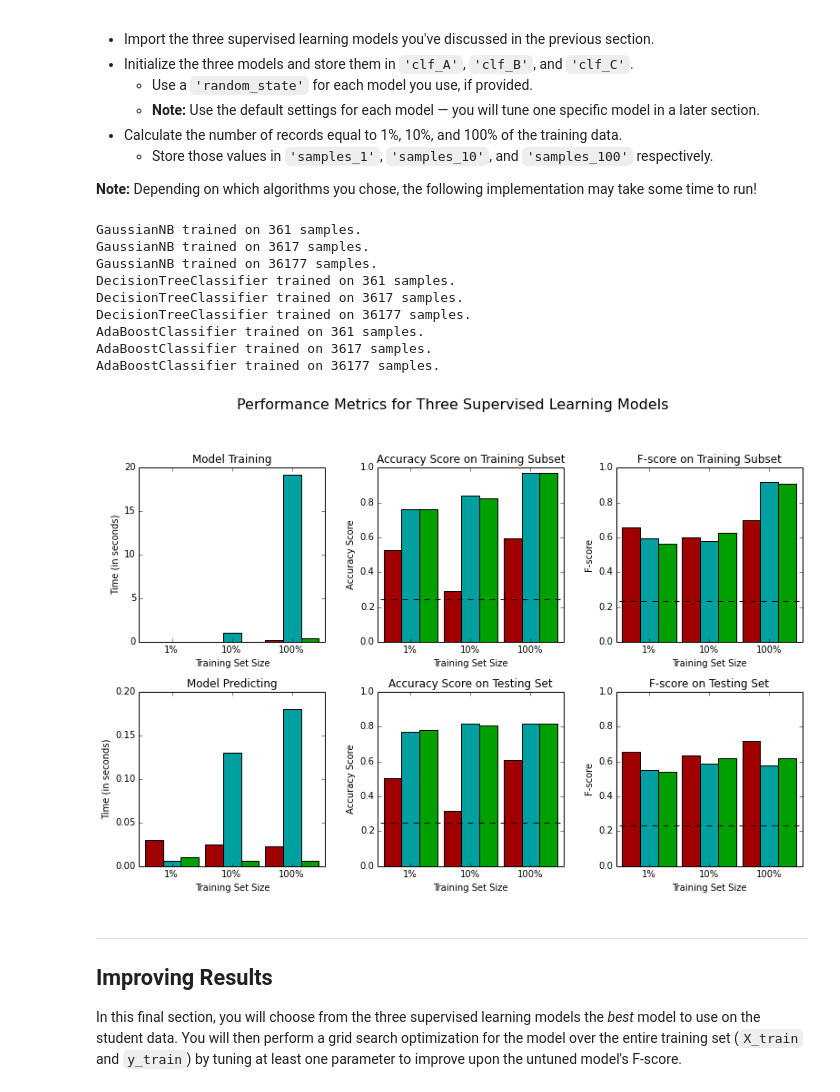
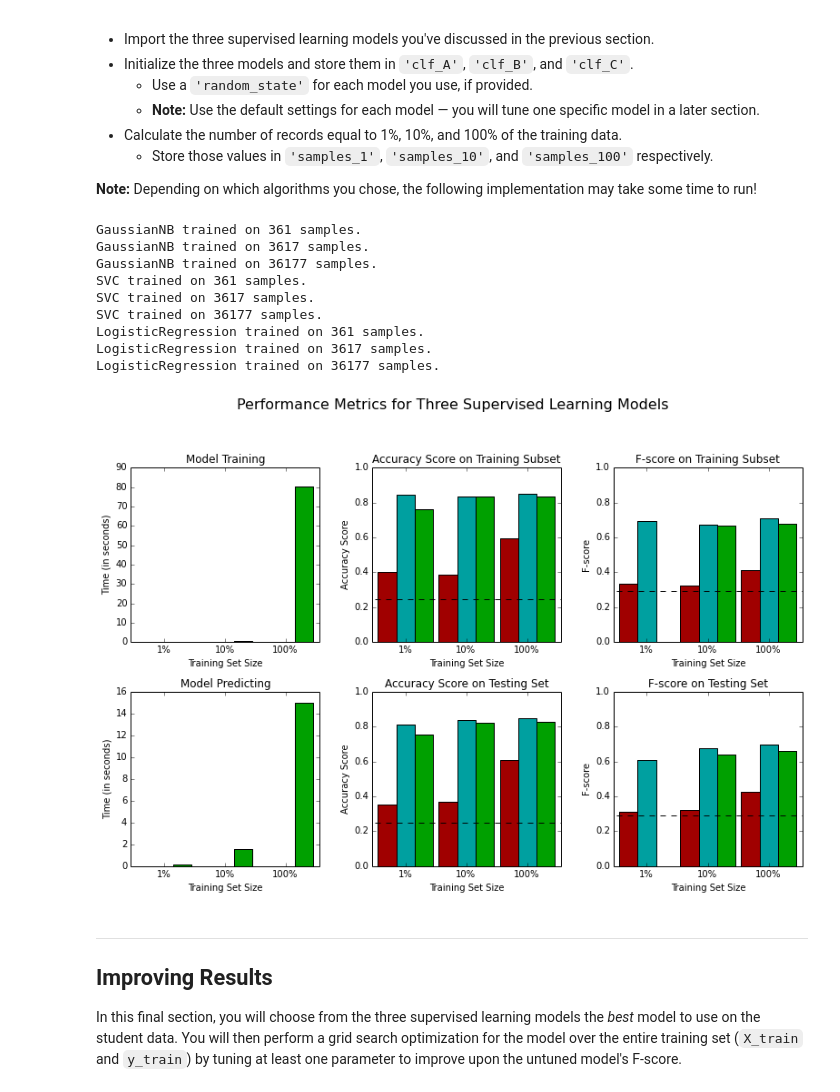
Before and after one commit to LiyuanLacfo/Udacity_Machine_Learning_Nano, a Jupyter notebook: finding_donors/finding_donors.ipynb, the cells around one changed output. Drawn from its saved outputs; the diff is of its cells as text; code cells hidden in the pictures.

```diff
--- a/finding_donors/finding_donors.ipynb
+++ b/finding_donors/finding_donors.ipynb
@@ -207,7 +207,7 @@ accuracy = greater_percent / 100
 beta = 0.5
 precision_naive = accuracy
 recall_naive = 1.0
-fscore = 2 * beta * precision_naive * recall_naive / ((beta**2) * precision_naive + recall_naive)
+fscore =  (1 + np.square(beta)) * precision_naive * recall_naive / (np.square(beta) * precision_naive + recall_naive)
 
 
 # Print the results
@@ -288,9 +286,9 @@ def train_predict(learner, sample_size, X_train, y_train, X_test, y_test):
 
     # TODO: Fit the learner to the training data using slicing with 'sample_size'
     start = time() # Get start time
-    train_index = random.sample(range(X_train.shape[0]), sample_size)
-    X_train_sampled = X_train.iloc[train_index]
-    y_train_sampled = y_train[train_index]
+    #train_index = random.sample(range(X_train.shape[0]), sample_size)
+    X_train_sampled = X_train[:sample_size]
+    y_train_sampled = y_train[:sample_size]
     learner = learner
     learner.fit(X_train_sampled, y_train_sampled)
     end = time() # Get end time
@@ -309,16 +307,16 @@ def train_predict(learner, sample_size, X_train, y_train, X_test, y_test):
     results['pred_time'] = end - start
 
     # TODO: Compute accuracy on the first 300 training samples
-    results['acc_train'] = accuracy_score(predictions_train, y_train[:300])
+    results['acc_train'] = accuracy_score(y_train[:300], predictions_train)
 
     # TODO: Compute accuracy on test set
-    results['acc_test'] = accuracy_score(predictions_test, y_test)
+    results['acc_test'] = accuracy_score(y_test, predictions_test)
 
     # TODO: Compute F-score on the the first 300 training samples, we use the previous beta = 0.5
-    results['f_train'] = fbeta_score(predictions_train, y_train[:300], beta=beta)
+    results['f_train'] = fbeta_score(y_train[:300], predictions_train, beta=beta)
 
     # TODO: Compute F-score on the test set
-    results['f_test'] = fbeta_score(predictions_test, y_test, beta=beta)
+    results['f_test'] = fbeta_score(y_test, predictions_test, beta=beta)
 
     # Success
     print "{} trained on {} samples.".format(learner.__class__.__name__, sample_size)
@@ -339,41 +337,43 @@ In the code cell, you will need to implement the following:
 # %%
 # TODO: Import the three supervised learning models from sklearn
 from sklearn.naive_bayes import GaussianNB
 from sklearn.tree import DecisionTreeClassifier
 from sklearn.ensemble import AdaBoostClassifier
+from sklearn.svm import SVC
+from sklearn.linear_model import LogisticRegression
 
 # TODO: Initialize the three models
 clf_A = GaussianNB()
-clf_B = DecisionTreeClassifier(random_state=1)
-clf_C = AdaBoostClassifier(clf_B, random_state=1)
+clf_B = SVC(random_state=1)
+clf_C = LogisticRegression(random_state=1)
 
 # TODO: Calculate the number of samples for 1%, 10%, and 100% of the training data
 samples_1 = int(X_train.shape[0] * 0.01)
 samples_10 = int(X_train.shape[0] * 0.1)
 samples_100 = X_train.shape[0]
 
 # Collect results on the learners
 results = {}
 for clf in [clf_A, clf_B, clf_C]:
     clf_name = clf.__class__.__name__
     results[clf_name] = {}
     for i, samples in enumerate([samples_1, samples_10, samples_100]):
         results[clf_name][i] = \
         train_predict(clf, samples, X_train, y_train, X_test, y_test)
 
 # Run metrics visualization for the three supervised learning models chosen
 vs.evaluate(results, accuracy, fscore)
 # %% [output]
 GaussianNB trained on 361 samples.
 GaussianNB trained on 3617 samples.
 GaussianNB trained on 36177 samples.
-DecisionTreeClassifier trained on 361 samples.
-DecisionTreeClassifier trained on 3617 samples.
-DecisionTreeClassifier trained on 36177 samples.
-AdaBoostClassifier trained on 361 samples.
-AdaBoostClassifier trained on 3617 samples.
-AdaBoostClassifier trained on 36177 samples.
+SVC trained on 361 samples.
+SVC trained on 3617 samples.
+SVC trained on 36177 samples.
+LogisticRegression trained on 361 samples.
+LogisticRegression trained on 3617 samples.
+LogisticRegression trained on 36177 samples.
-[figure, old version]
+[figure, new version]
 # %% [markdown]
 ----
 ## Improving Results
```
Also changed, not shown: parts of 8 cells of this notebook, 1 other file.
